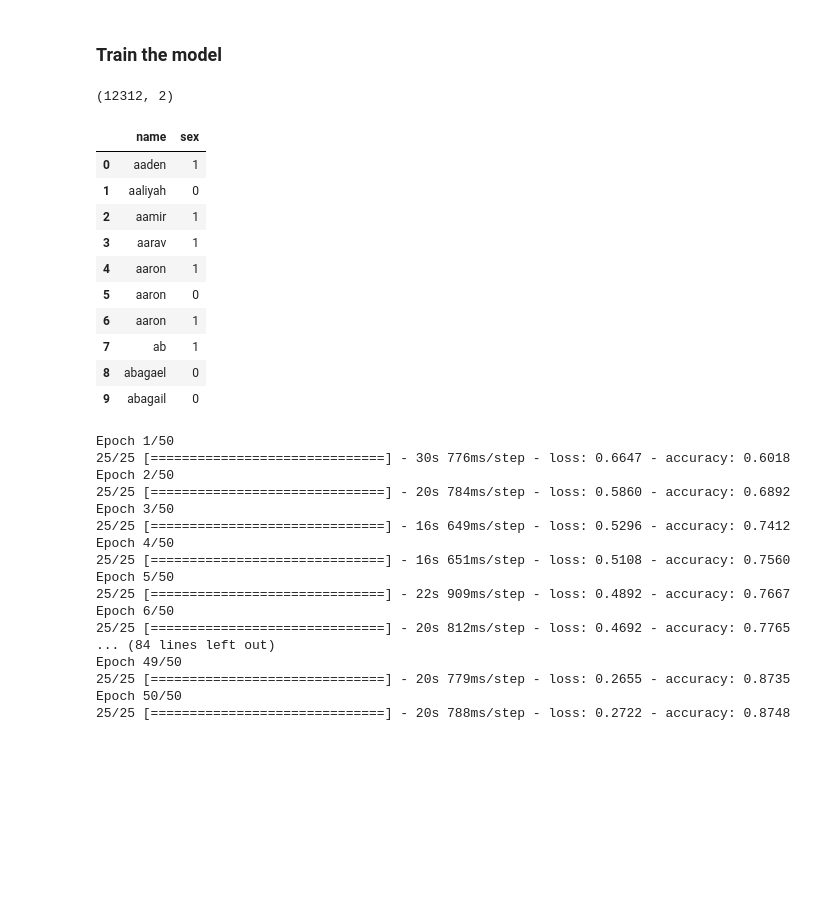
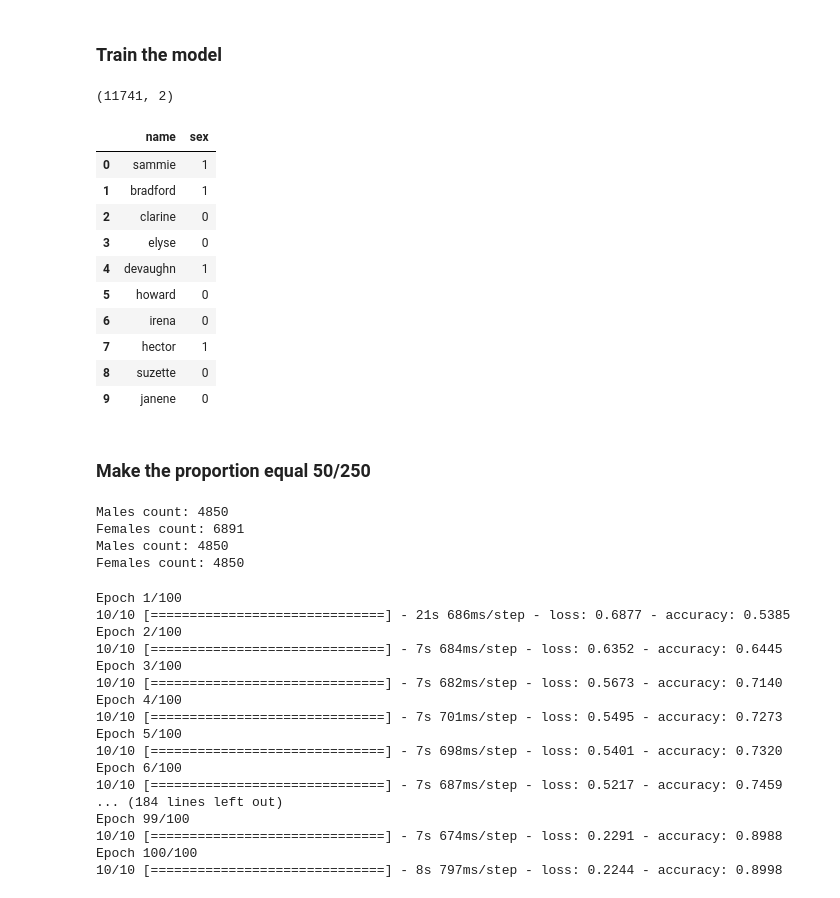
Before and after one commit to tyronfonseca/names-ml, a Jupyter notebook: names.ipynb, the cells around one changed output. Cells and saved outputs as stored; diff of their text form; code cells hidden in the pictures; blank space fills up the shorter version.

Commit message:
Optimize of the model and dataset

```diff
--- a/names.ipynb
+++ b/names.ipynb
@@ -46,22 +46,38 @@ def build_model(vocab_size=255, embedding_dim=28, rnn_units=128):
 ### Train the model
 # %%
 # load the data
-df = pd.read_csv('unificado.csv')
+df = pd.read_csv('unificado-clean.csv')
+df = df.sample(frac=1, random_state=42).reset_index(drop=True)
 print(df.shape)
 df.head(10)
 # %% [output]
-(12312, 2)
+(11741, 2)
 |  | name | sex |
-| 0 | aaden | 1 |
-| 1 | aaliyah | 0 |
-| 2 | aamir | 1 |
-| 3 | aarav | 1 |
-| 4 | aaron | 1 |
-| 5 | aaron | 0 |
-| 6 | aaron | 1 |
-| 7 | ab | 1 |
-| 8 | abagael | 0 |
-| 9 | abagail | 0 |
+| 0 | sammie | 1 |
+| 1 | bradford | 1 |
+| 2 | clarine | 0 |
+| 3 | elyse | 0 |
+| 4 | devaughn | 1 |
+| 5 | howard | 0 |
+| 6 | irena | 0 |
+| 7 | hector | 1 |
+| 8 | suzette | 0 |
+| 9 | janene | 0 |
+# %% [markdown]
+### Make the proportion equal 50/250
+# %%
+print("Males count: "+str(np.sum(df['sex']> 0)))
+print("Females count: "+str(np.sum(df['sex'] < 1)))
+
+df = df.drop(df[df['sex'] < 1].sample(2041).index)
+
+print("Males count: "+str(np.sum(df['sex']> 0)))
+print("Females count: "+str(np.sum(df['sex'] < 1)))
+# %% [output]
+Males count: 4850
+Females count: 6891
+Males count: 4850
+Females count: 4850
 # %%
 model = build_model()
 # %%
@@ -72,26 +88,26 @@ Y = np.asarray(df['sex'].values.tolist())
 #Tranform names to numbers
 X = np.array([transform_string(val) for val in X])
 # %%
-history = model.fit(x=X, y=Y, batch_size=500, epochs=50)
+history = model.fit(x=X, y=Y, batch_size=1024, epochs=100)
 model.save('model_v1.h5')
 # %% [output]
-Epoch 1/50
-25/25 [==============================] - 30s 776ms/step - loss: 0.6647 - accuracy: 0.6018
-Epoch 2/50
-25/25 [==============================] - 20s 784ms/step - loss: 0.5860 - accuracy: 0.6892
-Epoch 3/50
-25/25 [==============================] - 16s 649ms/step - loss: 0.5296 - accuracy: 0.7412
-Epoch 4/50
-25/25 [==============================] - 16s 651ms/step - loss: 0.5108 - accuracy: 0.7560
-Epoch 5/50
-25/25 [==============================] - 22s 909ms/step - loss: 0.4892 - accuracy: 0.7667
-Epoch 6/50
-25/25 [==============================] - 20s 812ms/step - loss: 0.4692 - accuracy: 0.7765
-... (84 lines left out)
-Epoch 49/50
-25/25 [==============================] - 20s 779ms/step - loss: 0.2655 - accuracy: 0.8735
-Epoch 50/50
-25/25 [==============================] - 20s 788ms/step - loss: 0.2722 - accuracy: 0.8748
+Epoch 1/100
+10/10 [==============================] - 21s 686ms/step - loss: 0.6877 - accuracy: 0.5385
+Epoch 2/100
+10/10 [==============================] - 7s 684ms/step - loss: 0.6352 - accuracy: 0.6445
+Epoch 3/100
+10/10 [==============================] - 7s 682ms/step - loss: 0.5673 - accuracy: 0.7140
+Epoch 4/100
+10/10 [==============================] - 7s 701ms/step - loss: 0.5495 - accuracy: 0.7273
+Epoch 5/100
+10/10 [==============================] - 7s 698ms/step - loss: 0.5401 - accuracy: 0.7320
+Epoch 6/100
+10/10 [==============================] - 7s 687ms/step - loss: 0.5217 - accuracy: 0.7459
+... (184 lines left out)
+Epoch 99/100
+10/10 [==============================] - 7s 674ms/step - loss: 0.2291 - accuracy: 0.8988
+Epoch 100/100
+10/10 [==============================] - 8s 797ms/step - loss: 0.2244 - accuracy: 0.8998
 # %%
 #evaluate model
 model.evaluate(X, Y)
```
Also changed, not shown: parts of 6 cells of this notebook, 2 other files.
